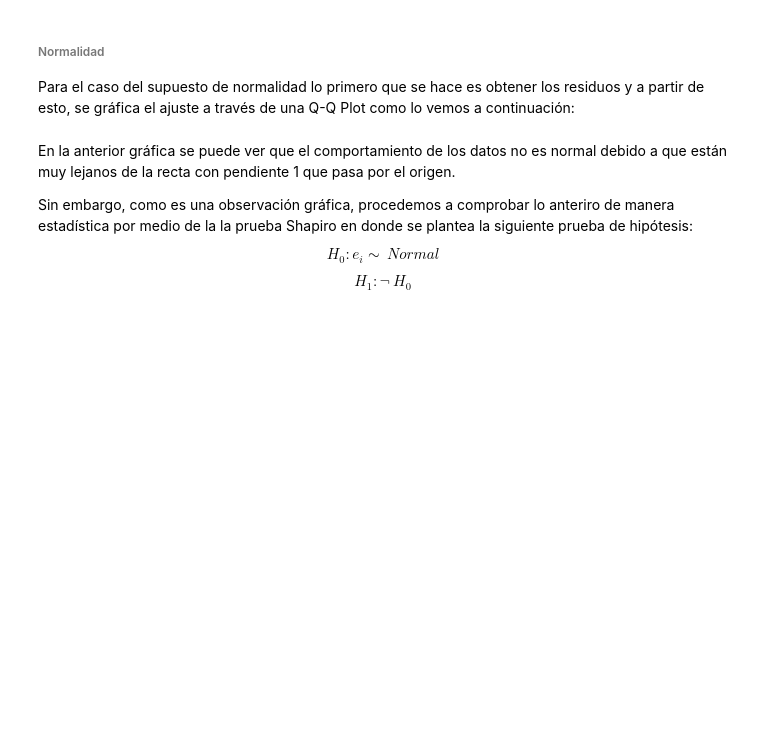
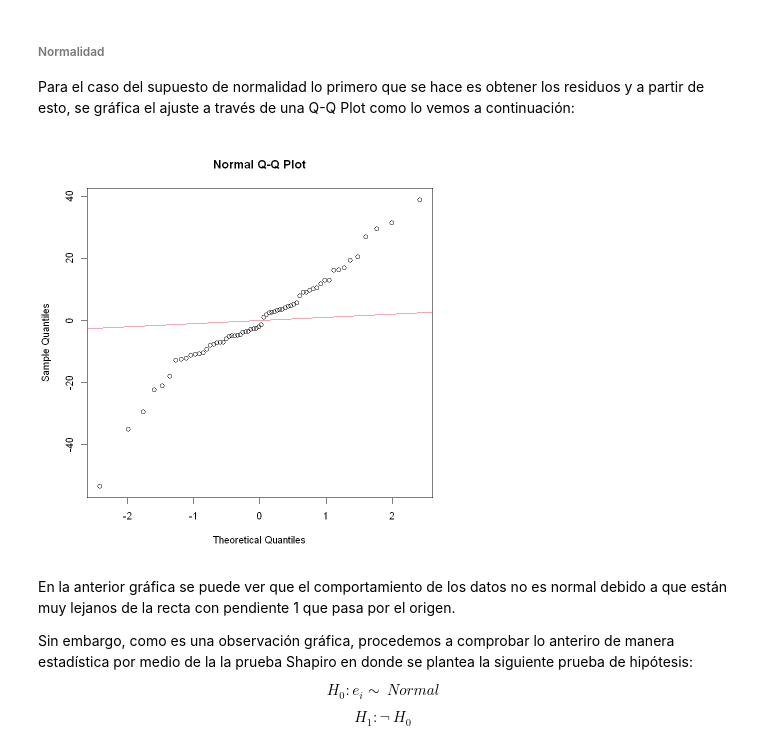
Before and after one commit to MantiMantilla/MEL-2022-2, a Jupyter notebook: Tareas/Tarea 3/Tarea 3.ipynb, the cells around one changed output. Saved outputs shown, nothing was run; the diff lists cells and outputs as text; code cells hidden in the pictures; blank space fills up the shorter version.

```diff
--- a/Tareas/Tarea 3/Tarea 3.ipynb
+++ b/Tareas/Tarea 3/Tarea 3.ipynb
@@ -1143,9 +1282,11 @@ la distribución F mencionada.
 Para el caso del supuesto de normalidad lo primero que se hace es obtener los residuos y a partir de esto, se gráfica el ajuste a través de una Q-Q Plot como lo vemos a continuación:
 # %%
 #Normalidad
-residuos <- modelo$residuals
+residuos <- Reg$residuals
 qqnorm(residuos)
 abline(0,1,col=2)
+# %% [output]
+[figure, added]
 # %% [markdown]
 En la anterior gráfica se puede ver que el comportamiento de los datos no es normal debido a que están muy lejanos de la recta con pendiente 1 que pasa por el origen.
 
```
Also changed, not shown: parts of 38 cells of this notebook.
